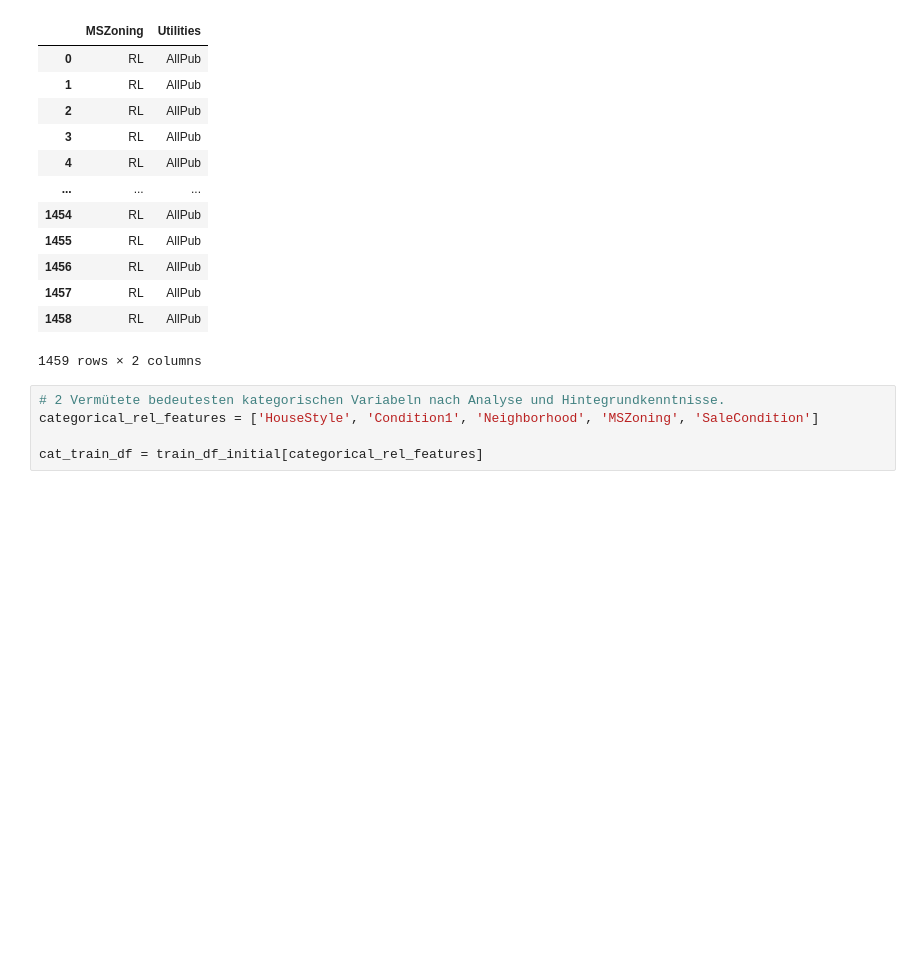
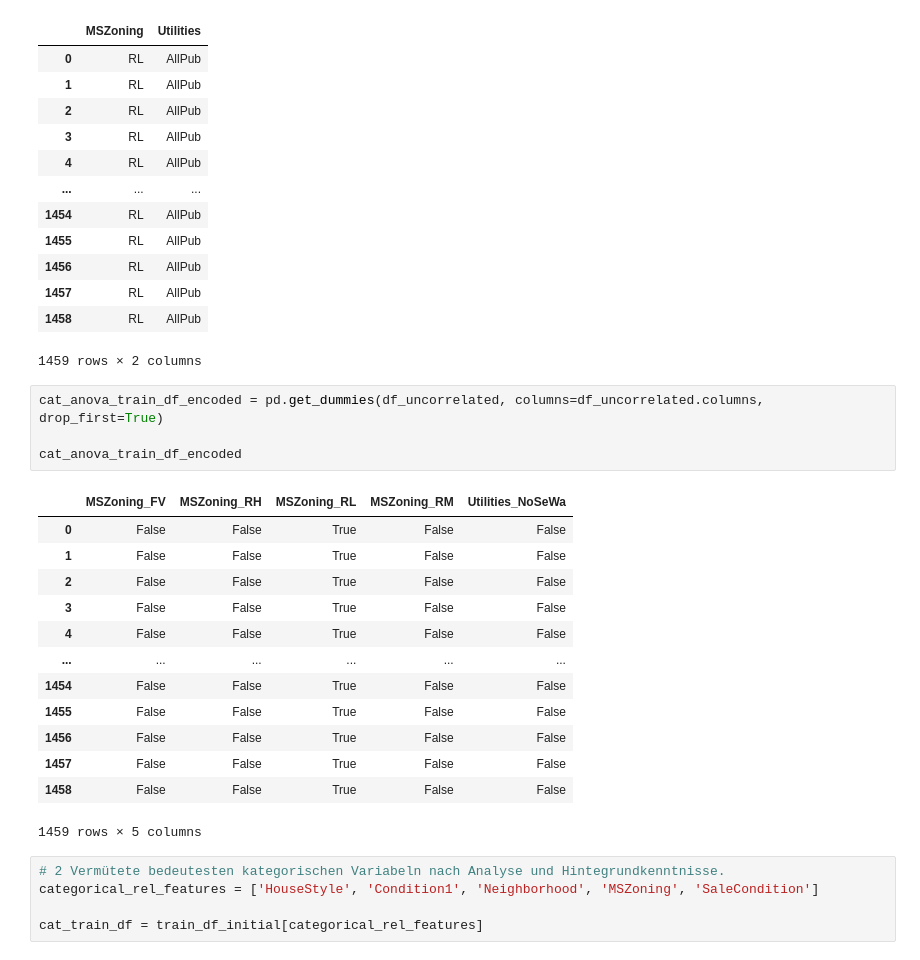
Before and after one commit to PessinasProjects/House-Pricing, a Jupyter notebook: 02_Preprocessing.ipynb, the cells around one changed output. Saved outputs shown, nothing was run; the diff lists cells and outputs as text; blank space fills up the shorter version.

```diff
--- a/02_Preprocessing_Numerical.ipynb
+++ b/02_Preprocessing.ipynb
@@ -385,6 +397,24 @@ df_uncorrelated
 | 1457 | RL | AllPub |
 | 1458 | RL | AllPub |
 1459 rows × 2 columns
+# %%
+cat_anova_train_df_encoded = pd.get_dummies(df_uncorrelated, columns=df_uncorrelated.columns, drop_first=True)
+
+cat_anova_train_df_encoded
+# %% [output]
+|  | MSZoning_FV | MSZoning_RH | MSZoning_RL | MSZoning_RM | Utilities_NoSeWa |
+| 0 | False | False | True | False | False |
+| 1 | False | False | True | False | False |
+| 2 | False | False | True | False | False |
+| 3 | False | False | True | False | False |
+| 4 | False | False | True | False | False |
+| ... | ... | ... | ... | ... | ... |
+| 1454 | False | False | True | False | False |
+| 1455 | False | False | True | False | False |
+| 1456 | False | False | True | False | False |
+| 1457 | False | False | True | False | False |
+| 1458 | False | False | True | False | False |
+1459 rows × 5 columns
 # %%
 # 2 Vermütete bedeutesten kategorischen Variabeln nach Analyse und Hintegrundkenntnisse.
 categorical_rel_features = ['HouseStyle', 'Condition1', 'Neighborhood', 'MSZoning', 'SaleCondition']
```
Also changed, not shown: parts of 22 cells of this notebook, 4 other files.
